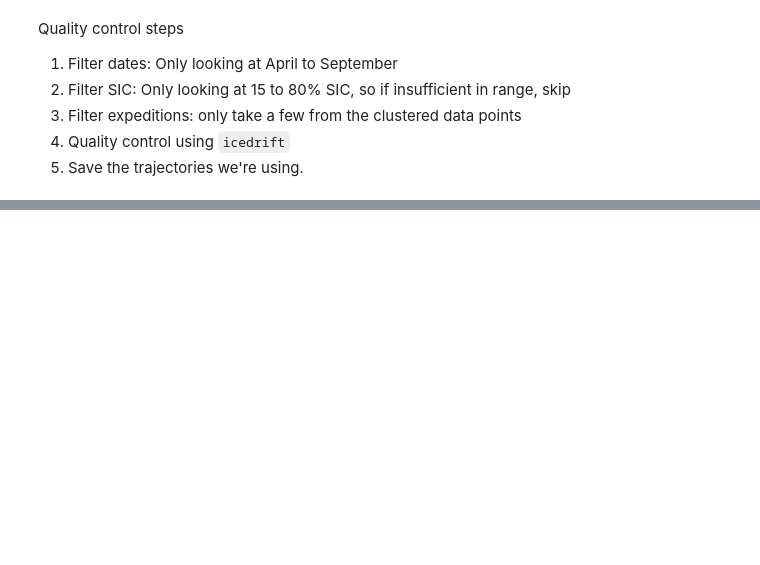
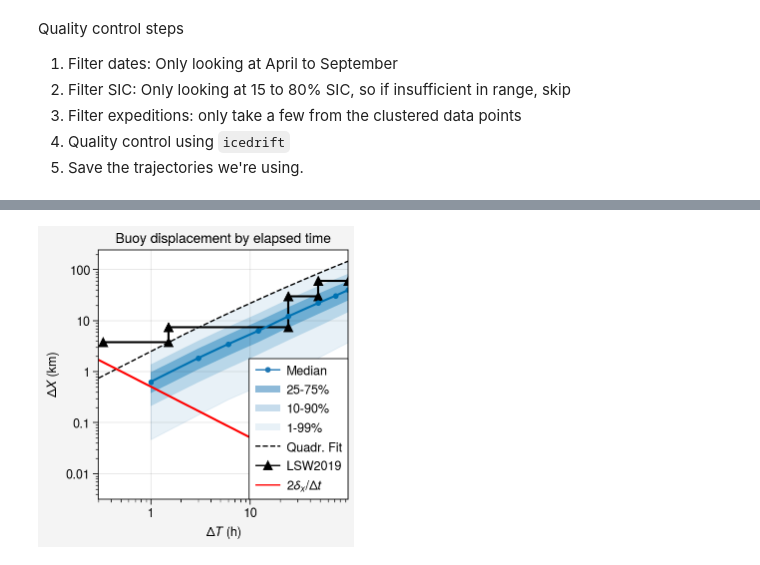
Before and after one commit to danielmwatkins/calval_tgrs, a Jupyter notebook: notebooks/tracker_distance_threshold.ipynb, the cells around one changed output, grey strips where cells are left out. Cells and saved outputs as stored; diff of their text form; code cells hidden in the pictures; blank space fills up the shorter version.

```diff
--- a/notebooks/tracker_distance_threshold.ipynb
+++ b/notebooks/tracker_distance_threshold.ipynb
@@ -376,0 +201,5 @@ fig.save('../figures/travel_distance.png', dpi=300)
+# %%
+for hour in results_fs:
+    df = pd.concat(results_fs[hour])
+    df2 = pd.concat(results_bg[hour])
+    print(hour, len(df), len(df2))
@@ -376,0 +257,26 @@ fig.save('../figures/travel_distance.png', dpi=300)
+# %%
+fig, ax = pplt.subplots()
+percentiles = ['q01', 'q25', 'median', 'q75', 'q99']
+ax.plot([1/3, 1.5, 1.5, 24, 24, 48, 48, 96], [3.75, 3.75, 7.5, 7.5, 30, 30, 60, 60], color='k', m='^', label='')
+ax.plot([1/3, 1.5, 24, 48], [3.75, 7.5, 30, 60], color='k', m='^', lw=0, label='LSW2019')
+
+ax.plot(plot_df['median']/1e3, marker='.', shadedata=plot_df[['q25', 'q75']].T/1e3, fadedata=plot_df[['q10', 'q90']].T/1e3, label='')
+ax.fill_between(plot_df.index, plot_df['q01']/1e3, plot_df['q99']/1e3, color='tab:blue', alpha=0.1, label='')
+
+t = np.linspace(0.3, 96)
+x = dist_thresh(t)
+ax.plot(t, x, color='k', lw=1, ls='--', label='Quadratic Threshold')
+ax.plot(t, 255*2/1e3 / t, color='r', label='Noise Threshold')
+h = [ax.plot([],[], color='tab:blue', lw=1, m='.')] + \
+    [ax.plot([], [], lw=5, color='tab:blue', alpha=a) for a in [0.5, 0.25, 0.1]] + \
+    [ax.plot([],[], color='k', lw=1, ls='--')] + \
+    [ax.plot([],[], color='k', lw=1, ls='-', m='^'),  ax.plot([],[], color='r', lw=1, ls='-', m='')]
+
+l = ['Median', '25-75%', '10-90%', '1-99%', 'Quadr. Fit', 'LSW2019', r'$2\delta_x / \Delta t$']
+ax.legend(h, l, ncols=1, loc='lr', alpha=1)
+
+ax.format(ylabel=r'$\Delta X$ (km)', xlabel=r'$\Delta T$ (h)')
+ax.format(yscale='log', title='Buoy displacement by elapsed time', xscale='log')
+fig.save('../figures/travel_distance_LSW2019_comp.png', dpi=300)
+# %% [output]
+[figure, added]
```
Also changed, not shown: parts of 45 cells of this notebook, 23 other files.
